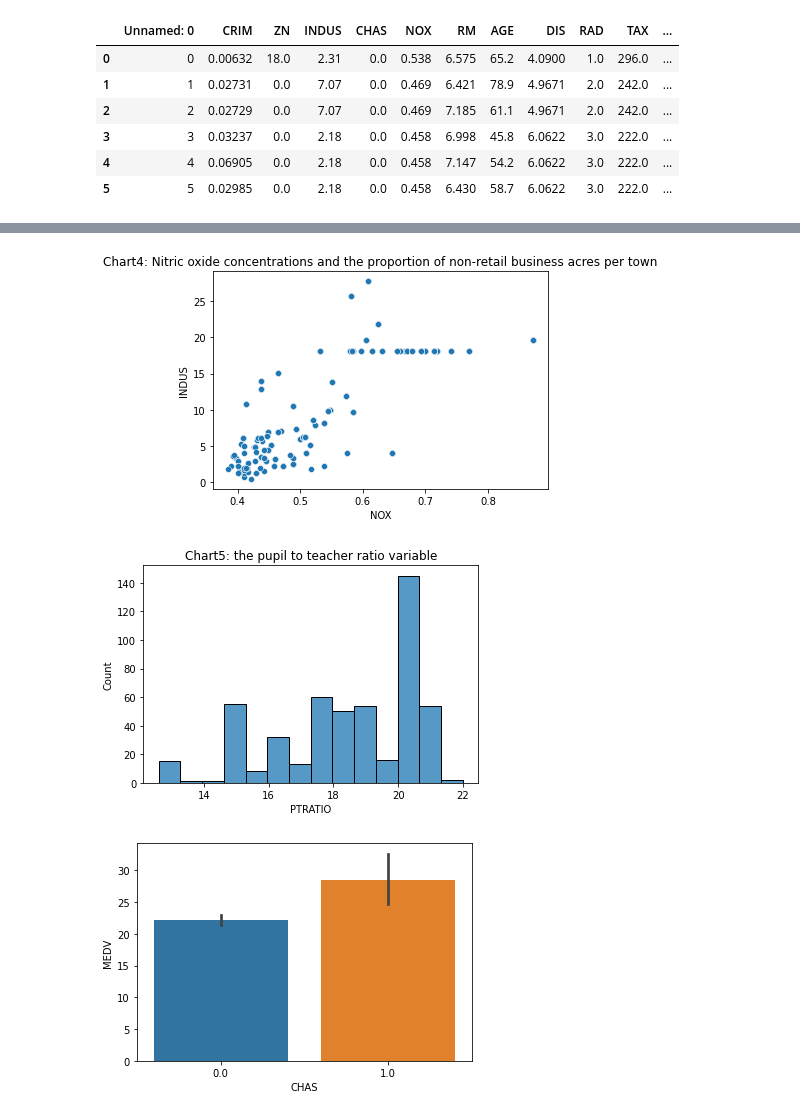
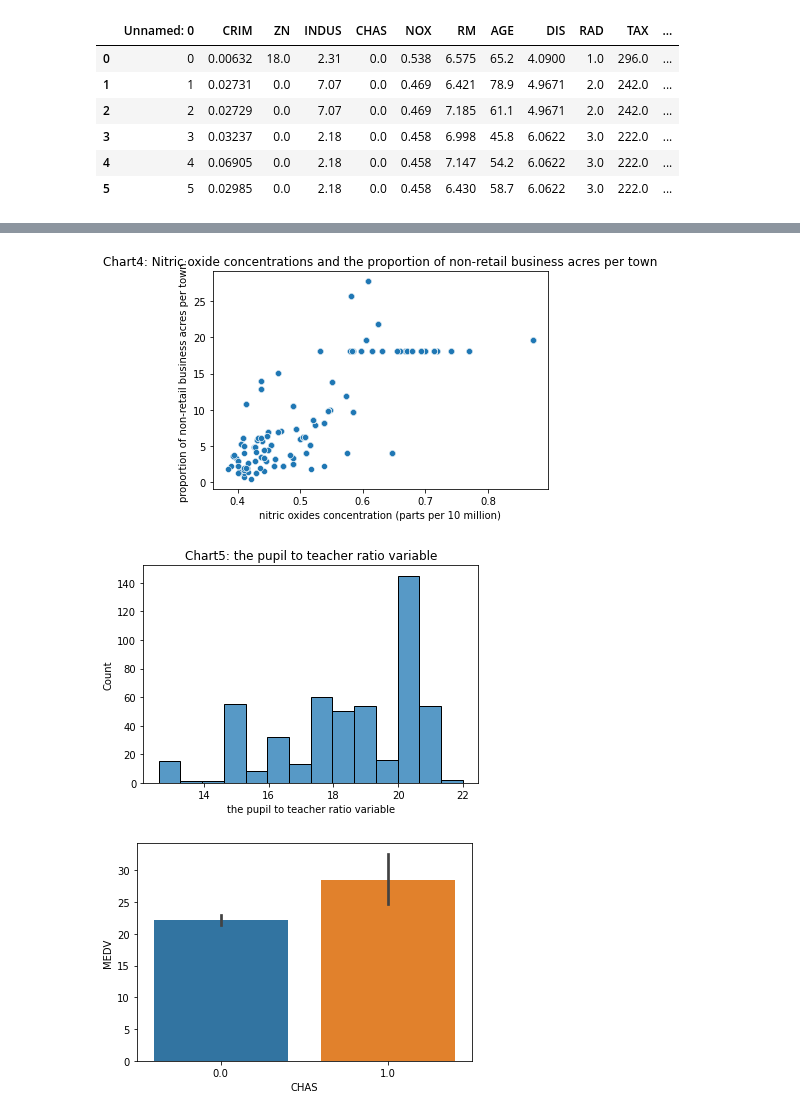
Before and after one commit to kykyli/assignment, a Jupyter notebook: statisticWithPythonFinal.ipynb, the cells around one changed output, grey strips where cells are left out. Cells and saved outputs as stored; diff of their text form; code cells hidden in the pictures.

```diff
--- a/statisticWithPythonFinal.ipynb
+++ b/statisticWithPythonFinal.ipynb
@@ -127,22 +125,26 @@ plt.show()
 # %%
 #     Provide a scatter plot to show the relationship between Nitric oxide concentrations and the proportion of non-retail business acres per town. What can you say about the relationship?
-###############finding######################
+############### finding on chart ######################
 ### Looks like ther has some kind of relationship between this two items.
 sns.scatterplot(x='NOX',y='INDUS', data=boston_df)
 
+
 plt.title('Chart4: Nitric oxide concentrations and the proportion of non-retail business acres per town')
+plt.xlabel(r'nitric oxides concentration (parts per 10 million)')
+plt.ylabel('proportion of non-retail business acres per town.')
 plt.show()
 # %% [output]
-[figure, old version]
+[figure, new version]
 # %%
 #     Create a histogram for the pupil to teacher ratio variable
-###############finding######################
+############### finding on chart ######################
 ###  the mode value is around 20
 sns.histplot(x='PTRATIO',data=boston_df)
 plt.title('Chart5: the pupil to teacher ratio variable')
+plt.xlabel('the pupil to teacher ratio variable')
 plt.show()
 # %% [output]
-[figure, old version]
+[figure, new version]
 # %%
 # Task 5: Use the appropriate tests to answer the questions provided.
 
```
Also changed, not shown: parts of 7 cells of this notebook.
